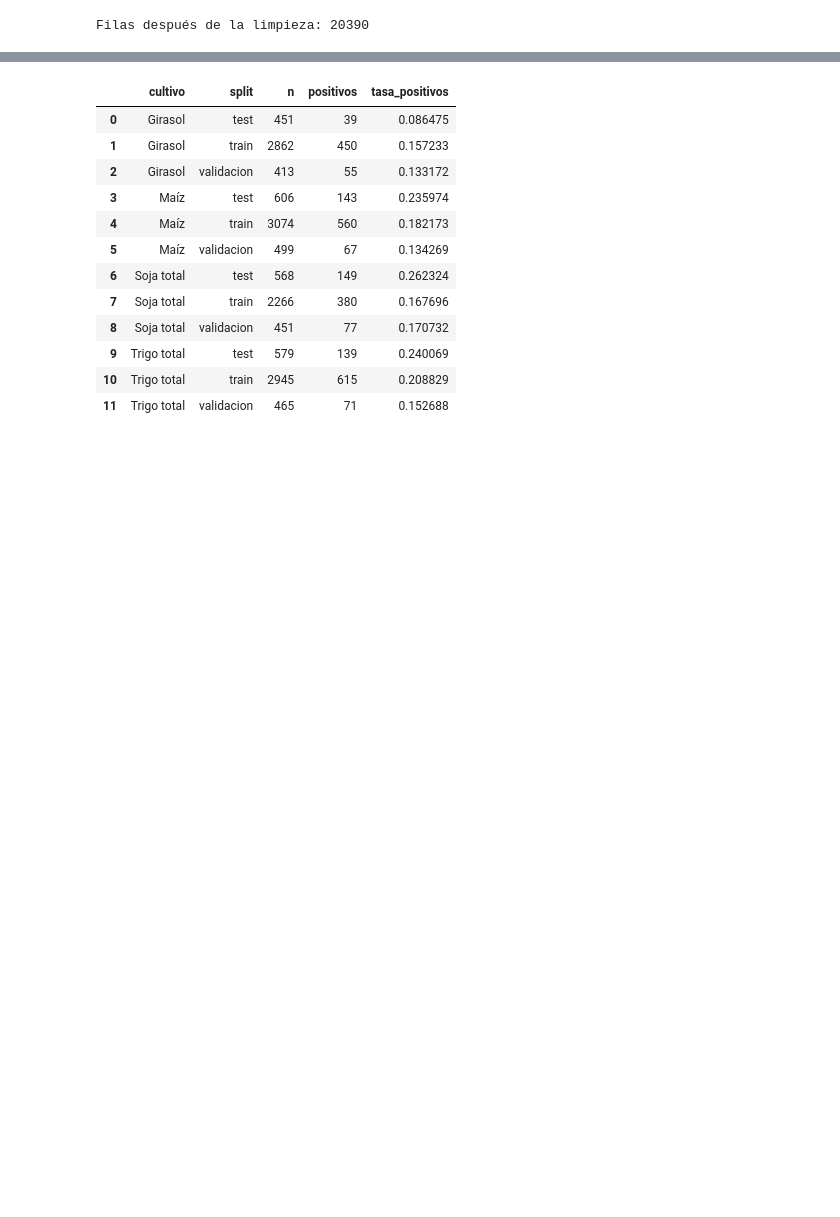
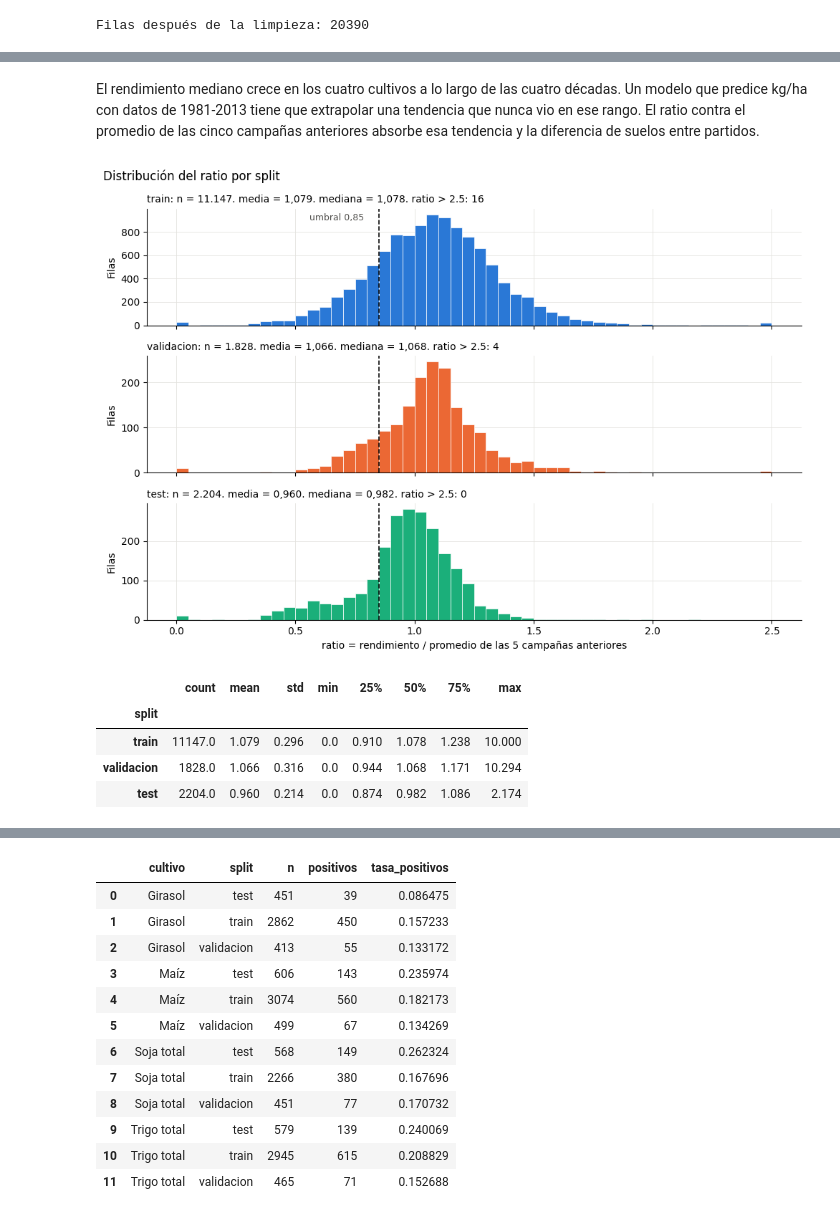
Before and after one commit to GalvanAlexis/tp-integrador-rendimiento-cultivos, a Jupyter notebook: notebooks/02_preparacion_y_baselines.ipynb, the cells around one changed output, grey strips where cells are left out. Saved outputs shown, nothing was run; the diff lists cells and outputs as text; code cells hidden in the pictures; blank space fills up the shorter version.

```diff
--- a/notebooks/02_preparacion_y_baselines.ipynb
+++ b/notebooks/02_preparacion_y_baselines.ipynb
@@ -166,0 +249,33 @@ La clase positiva es la campaña mala. Un accuracy alto puede esconder un recall
+# %% [markdown]
+El rendimiento mediano crece en los cuatro cultivos a lo largo de las cuatro décadas. Un modelo que predice kg/ha con datos de 1981-2013 tiene que extrapolar una tendencia que nunca vio en ese rango. El ratio contra el promedio de las cinco campañas anteriores absorbe esa tendencia y la diferencia de suelos entre partidos.
+# %%
+bins = np.linspace(0, 2.5, 51)
+fig, axes = plt.subplots(3, 1, figsize=(10, 7), sharex=True)
+for ax, split in zip(axes, SPLITS):
+    valores = modelado.loc[modelado["split"] == split, "ratio"]
+    fuera = int((valores > bins[-1]).sum())
+    ax.hist(valores.clip(upper=bins[-1]), bins=bins, color=COLOR_SPLIT[split], edgecolor="white", linewidth=0.5)
+    ax.axvline(THRESHOLD, color="#0b0b0b", linewidth=1.2, linestyle="--")
+    ax.set_ylabel("Filas")
+    ax.set_title(
+        f"{split}: n = {len(valores):,}, media = {valores.mean():.3f}, "
+        f"mediana = {valores.median():.3f}, ratio > 2,5: {fuera}"
+        .replace(",", "_").replace(".", ",").replace("_", "."),
+        fontsize=10, loc="left",
+    )
+axes[0].annotate("umbral 0,85", (THRESHOLD, axes[0].get_ylim()[1] * 0.9), xytext=(-70, 0),
+                 textcoords="offset points", fontsize=9, color="#52514e")
+axes[-1].set_xlabel("ratio = rendimiento / promedio de las 5 campañas anteriores")
+fig.suptitle("Distribución del ratio por split", x=0.01, ha="left")
+plt.tight_layout()
+plt.savefig(FIGURAS_DIR / "distribucion_ratio_por_split.png", dpi=150)
+plt.show()
+
+display(modelado.groupby("split")["ratio"].describe().loc[SPLITS].round(3))
+# %% [output]
+[figure, added]
+|  | count | mean | std | min | 25% | 50% | 75% | max |
+| split |  |  |  |  |  |  |  |  |
+| train | 11147.0 | 1.079 | 0.296 | 0.0 | 0.910 | 1.078 | 1.238 | 10.000 |
+| validacion | 1828.0 | 1.066 | 0.316 | 0.0 | 0.944 | 1.068 | 1.171 | 10.294 |
+| test | 2204.0 | 0.960 | 0.214 | 0.0 | 0.874 | 0.982 | 1.086 | 2.174 |
```
Also changed, not shown: parts of 39 cells of this notebook, 40 other files.
